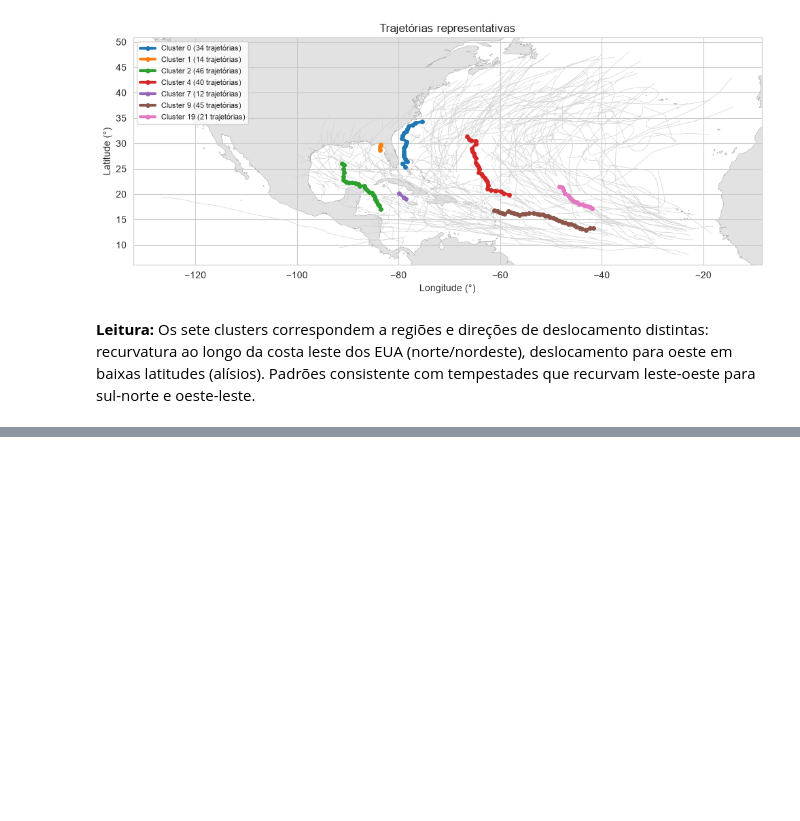
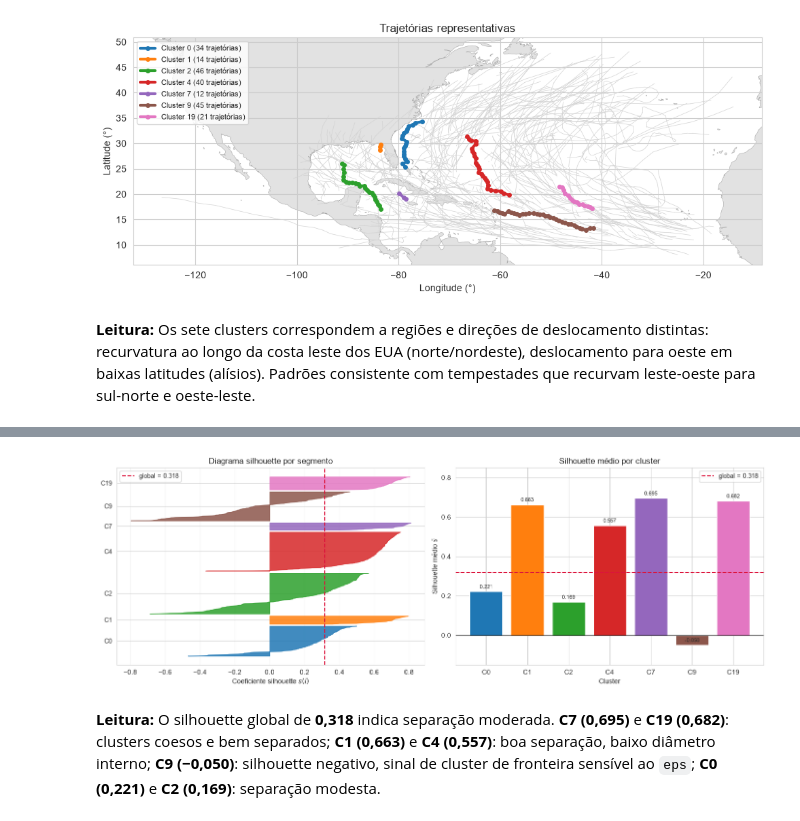
Before and after one commit to HerikDR/Algoritmo-TRACLUS, a Jupyter notebook: traclus_hurdat.ipynb, the cells around one changed output, grey strips where cells are left out. Cells and saved outputs as stored; diff of their text form; code cells hidden in the pictures; blank space fills up the shorter version.

```diff
--- a/traclus_hurdat.ipynb
+++ b/traclus_hurdat.ipynb
@@ -670,0 +681,20 @@ plt.show()
+# %%
+# sub-matriz e rótulos apenas para segmentos clusterizados (excluindo ruído)
+mascara_clusterizados = rotulos >= 0
+rotulos_sem_ruido = rotulos[mascara_clusterizados]
+submat_clusters = matriz_dist[np.ix_(mascara_clusterizados, mascara_clusterizados)]
+
+sil_por_segmento = silhouette_samples(submat_clusters, rotulos_sem_ruido, metric="precomputed")
+sil_global = sil_por_segmento.mean()
+
+print(f"Segmentos avaliados (clusterizados): {mascara_clusterizados.sum()} / {len(rotulos)}")
+print(f"\nSilhouette global (s/ ruído): {sil_global:.4f}")
+print(f"  Segmentos com s < 0 (potencialmente mal alocados): {(sil_por_segmento < 0).sum()} ({(sil_por_segmento < 0).mean():.1%})")
+print(f"  Segmentos com s > 0.5 (bem alocados):              {(sil_por_segmento > 0.5).sum()} ({(sil_por_segmento > 0.5).mean():.1%})")
+print()
+print("Silhouette por cluster:")
+for c in clusters_validos:
+    idx_c = rotulos_sem_ruido == c
+    sc = sil_por_segmento[idx_c].mean()
+    neg = (sil_por_segmento[idx_c] < 0).mean()
+    print(f"  cluster {c:2d}: s̄={sc:+.4f}  (neg={neg:.1%})  n={idx_c.sum()}")
@@ -670,0 +716,48 @@ plt.show()
+# %%
+cores_clusters = plt.cm.tab10(np.linspace(0, 1, 10))
+
+fig, axes = plt.subplots(1, 2, figsize=(14, 5))
+
+# --- Diagrama silhouette ---
+ax = axes[0]
+y_pos = 0
+ticks_y, labels_y = [], []
+for k, c in enumerate(clusters_validos):
+    idx_c = rotulos_sem_ruido == c
+    s_c = np.sort(sil_por_segmento[idx_c])
+    y_topo = y_pos + len(s_c)
+    ax.fill_betweenx(np.arange(y_pos, y_topo), 0, s_c, color=cores_clusters[k % 10], alpha=0.85)
+    ticks_y.append(y_pos + len(s_c) / 2)
+    labels_y.append(f"C{c}")
+    y_pos = y_topo + 12
+
+ax.axvline(sil_global, color="crimson", ls="--", lw=1.5, label=f"global = {sil_global:.3f}")
+ax.set_yticks(ticks_y)
+ax.set_yticklabels(labels_y, fontsize=9)
+ax.set_xlabel("Coeficiente silhouette $s(i)$")
+ax.set_title("Diagrama silhouette por segmento")
+ax.legend(fontsize=9)
+ax.grid(axis="x", alpha=0.3)
+
+# --- Silhouette médio por cluster (barras) ---
+ax2 = axes[1]
+sil_medios = [sil_por_segmento[rotulos_sem_ruido == c].mean() for c in clusters_validos]
+barras = ax2.bar([f"C{c}" for c in clusters_validos], sil_medios,
+                  color=[cores_clusters[k % 10] for k in range(len(clusters_validos))])
+ax2.axhline(sil_global, color="crimson", ls="--", lw=1.5, label=f"global = {sil_global:.3f}")
+ax2.axhline(0, color="k", lw=0.8)
+for bar, val in zip(barras, sil_medios):
+    ax2.text(bar.get_x() + bar.get_width() / 2, val + 0.01, f"{val:.3f}",
+              ha="center", va="bottom", fontsize=8)
+ax2.set_xlabel("Cluster")
+ax2.set_ylabel("Silhouette médio $\\bar{s}$")
+ax2.set_title("Silhouette médio por cluster")
+ax2.legend(fontsize=9)
+ax2.set_ylim(-0.15, 0.85)
+
+plt.tight_layout()
+plt.show()
+# %% [output]
+[figure, added]
+# %% [markdown]
+**Leitura:** O silhouette global de **0,318** indica separação moderada. **C7 (0,695)** e **C19 (0,682)**: clusters coesos e bem separados; **C1 (0,663)** e **C4 (0,557)**: boa separação, baixo diâmetro interno; **C9 (−0,050)**: silhouette negativo, sinal de cluster de fronteira sensível ao `eps`; **C0 (0,221)** e **C2 (0,169)**: separação modesta.
```
Also changed, not shown: parts of 16 cells of this notebook, 1 other file.
